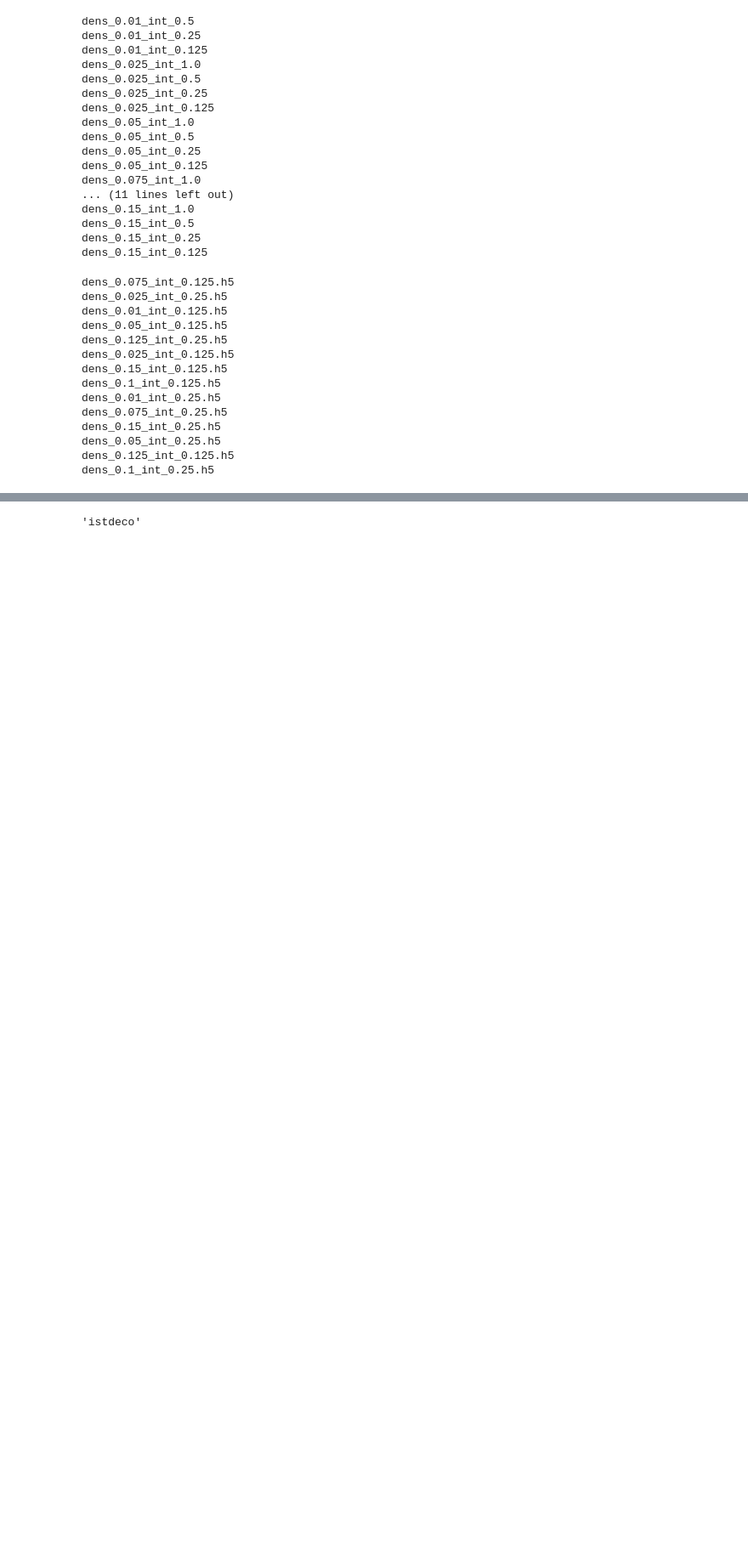
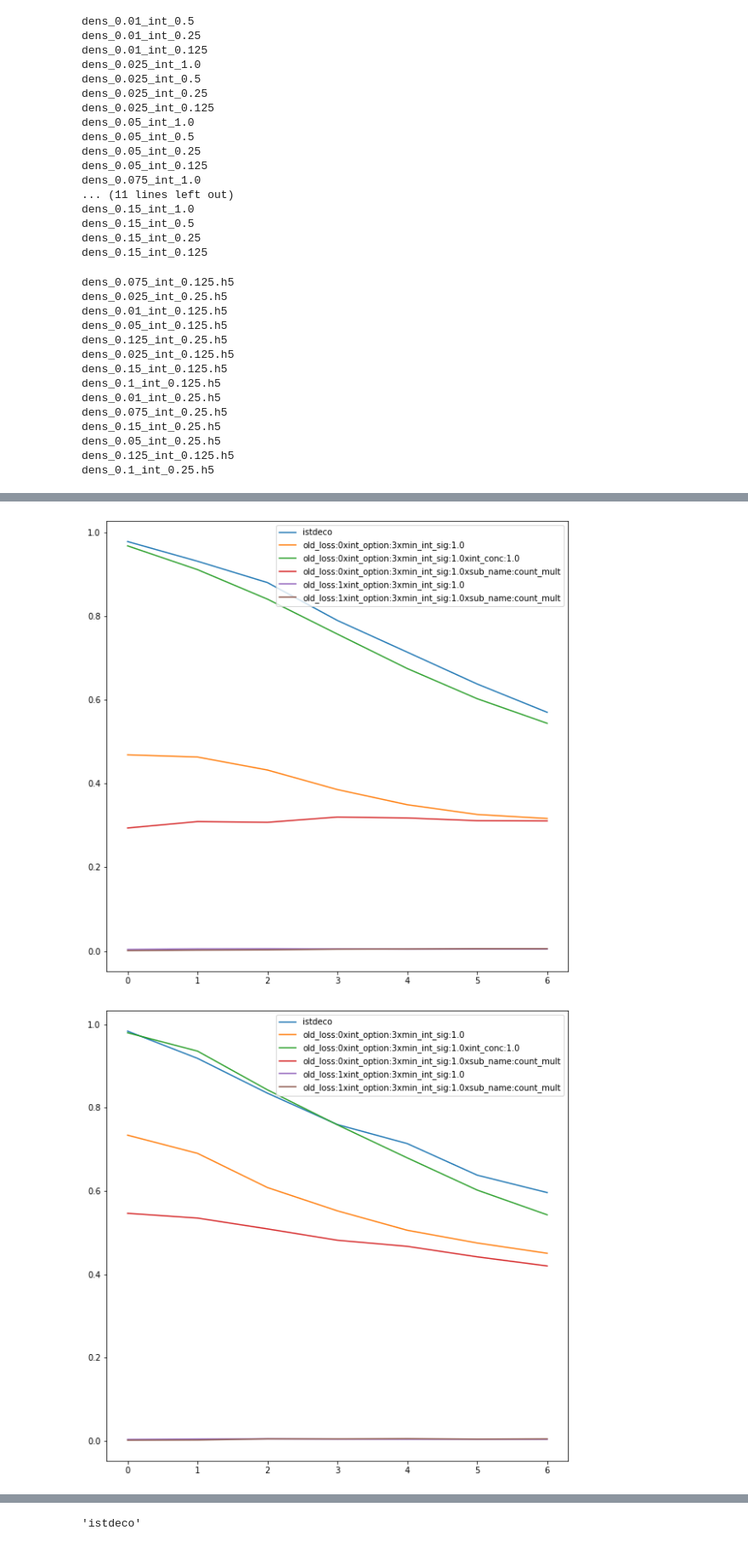
Before and after one commit to TuragaLab/decode_fish, a Jupyter notebook: figures/merfish_sim_eval.ipynb, the cells around one changed output, grey strips where cells are left out. Shown: that part at 85% size. Drawn from its saved outputs; the diff is of its cells as text; code cells hidden in the pictures; blank space fills up the shorter version.

```diff
--- a/figures/merfish_sim_eval.ipynb
+++ b/figures/merfish_sim_eval.ipynb
@@ -144,6 +158,7 @@ dens_0.1_int_0.25.h5
 out_dir = '/groups/turaga/home/speisera/Mackebox/Artur/WorkDB/deepstorm/decode_fish/data/merfish_sims/sim_data3/'
 intensities = [0.25, 0.125]
 files = glob.glob(out_dir+'cinfsim_1d/*')
+files = glob.glob(out_dir+'sim_2c/*')
 
 # out_dir = '/groups/turaga/home/speisera/Mackebox/Artur/WorkDB/deepstorm/decode_fish/data/merfish_sims/sim_data2/'
 # intensities = [0.8, 0.4, 0.2, 0.12]
@@ -151,5 +166,5 @@ files = glob.glob(out_dir+'cinfsim_1d/*')
 
 with h5py.File(files[0], 'a') as f:
     print(f.keys())
-    print(get_df_from_hdf5(f['old_loss:True']['perf_int']))
+#     print(get_df_from_hdf5(f['old_loss:True']['perf_int']))
 # %% [output]
@@ -158,5 +181,7 @@ KeyError: "Unable to open object (object 'old_loss:True' doesn't exist)"
 # %%
 densities = [0.01, 0.025, 0.05, 0.075, 0.1, 0.125, 0.15]
+# intensities = [0.25, 0.125]
+intensities = [0.125, 0.25, 0.5, 1.0]
 
 with h5py.File(files[0], 'r') as f:
     mod_keys = list(f.keys())
@@ -167,16 +192,20 @@ for f in files:
     with h5py.File(f, 'r') as h:
         for m in mod_keys:
 
-            perf_str = 'perf'
+            if 'istdeco' in m:
+                perf_str = 'perf'
+            else:
+                perf_str = 'perf_p'
 
-#             perf_str = 'perf_int'
             k = f.split('/')[-1].split('.h5')[0]
             d = k.split('_')[1]
             i = k.split('_')[3]
             # locs = get_df_from_hdf5(f['evaluations'][k]['old_loss:False']['locations_int'])
 #             print(m, h[m].keys())
             perf = get_df_from_hdf5(h[m][perf_str])
-            jacs[m][intensities.index(float(i)),densities.index(float(d))] = perf['jaccard'].values[0]
+
+            if float(i) in intensities:
+                jacs[m][intensities.index(float(i)),densities.index(float(d))] = perf['jaccard'].values[0]
 
             if k == 'dens_0.1_int_1.0':
                 print(m)
@@ -183,0 +232,10 @@ for f in files:
+# %%
+for i in range(len(intensities)):
+    plt.figure(figsize=(10,10))
+    for m in mod_keys:
+        plt.plot(jacs[m][i], label=m)
+    plt.legend()
+    plt.show()
+# %% [output]
+[figure, added]
+[figure, added]
```
Also changed, not shown: parts of 5 cells of this notebook, 17 other files.
